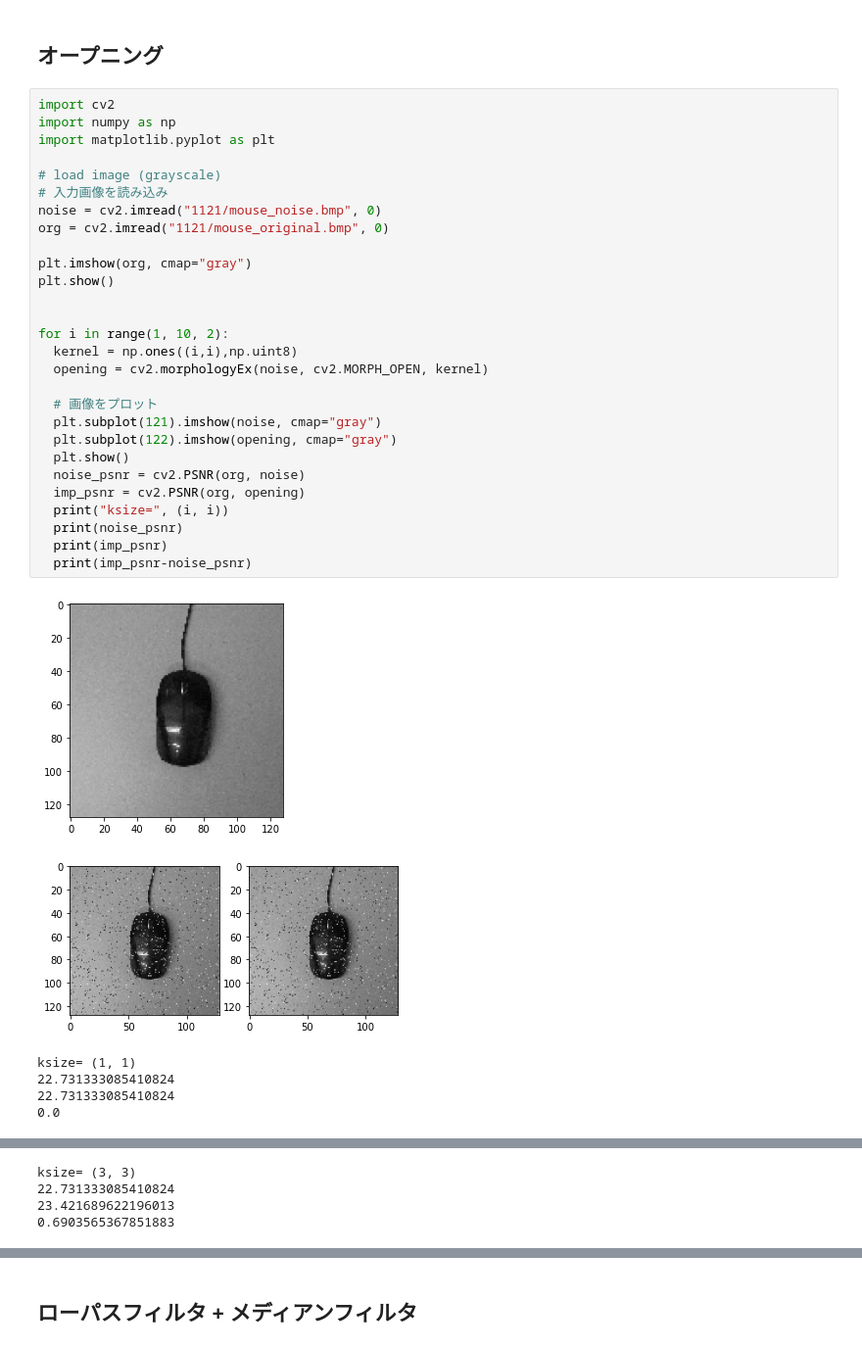
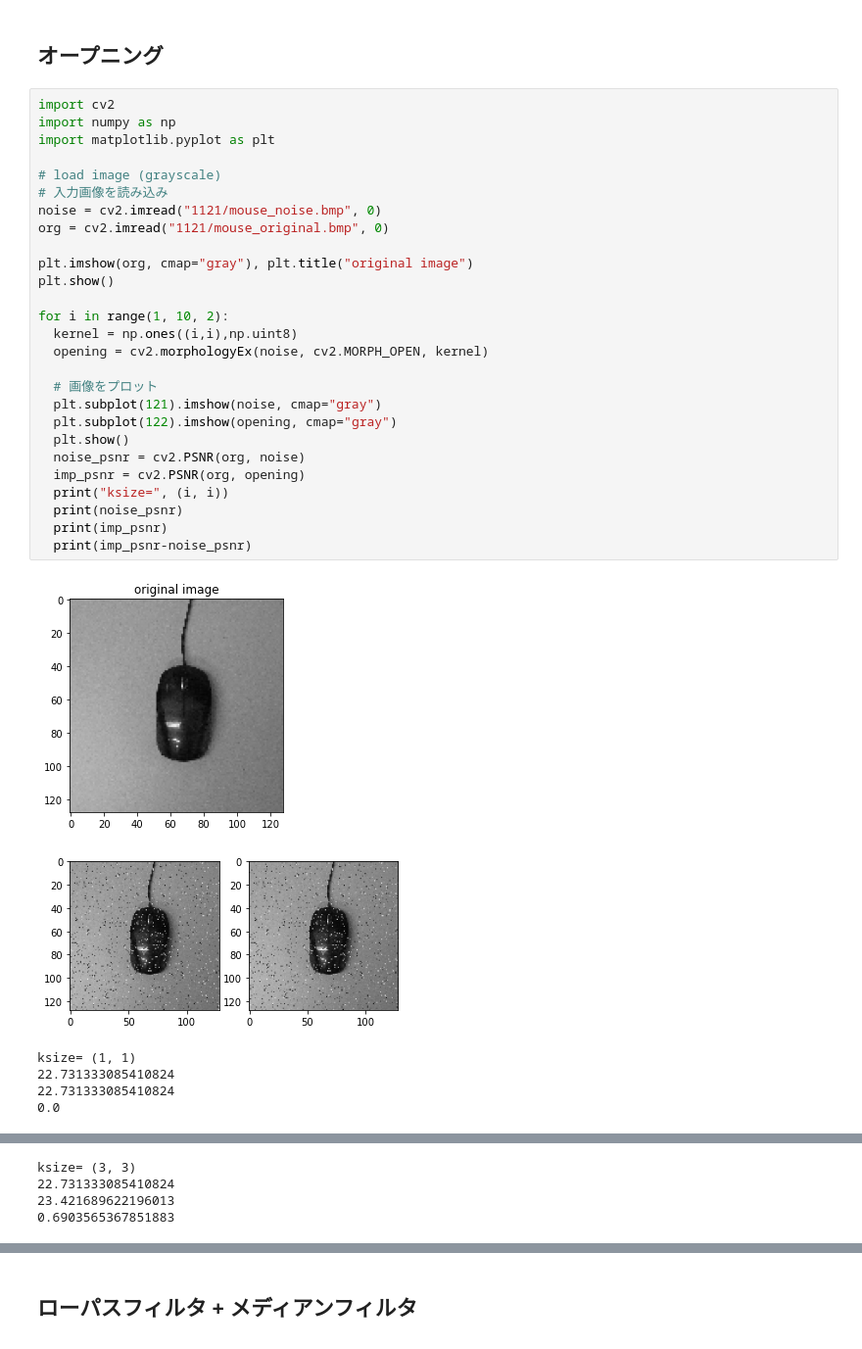
Before and after one commit to hal1127/engineering_design_ryukyu, a Jupyter notebook: main.ipynb, the cells around one changed output, grey strips where cells are left out. Shown at 98% size. Saved outputs shown, nothing was run; the diff lists cells and outputs as text.

```diff
--- a/main.ipynb
+++ b/main.ipynb
@@ -162,33 +169,32 @@ ksize= (9, 9)
 # %%
 import cv2
 import numpy as np
 import matplotlib.pyplot as plt
 
 # load image (grayscale)
 # 入力画像を読み込み
 noise = cv2.imread("1121/mouse_noise.bmp", 0)
 org = cv2.imread("1121/mouse_original.bmp", 0)
 
-plt.imshow(org, cmap="gray")
+plt.imshow(org, cmap="gray"), plt.title("original image")
 plt.show()
-
 
 for i in range(1, 10, 2):
   kernel = np.ones((i,i),np.uint8)
   opening = cv2.morphologyEx(noise, cv2.MORPH_OPEN, kernel)
 
   # 画像をプロット
   plt.subplot(121).imshow(noise, cmap="gray")
   plt.subplot(122).imshow(opening, cmap="gray")
   plt.show()
   noise_psnr = cv2.PSNR(org, noise)
   imp_psnr = cv2.PSNR(org, opening)
   print("ksize=", (i, i))
   print(noise_psnr)
   print(imp_psnr)
   print(imp_psnr-noise_psnr)
 # %% [output]
-[figure, old version]
+[figure, new version]
 [figure]
 ksize= (1, 1)
 22.731333085410824
```
Also changed, not shown: parts of 3 cells of this notebook.
